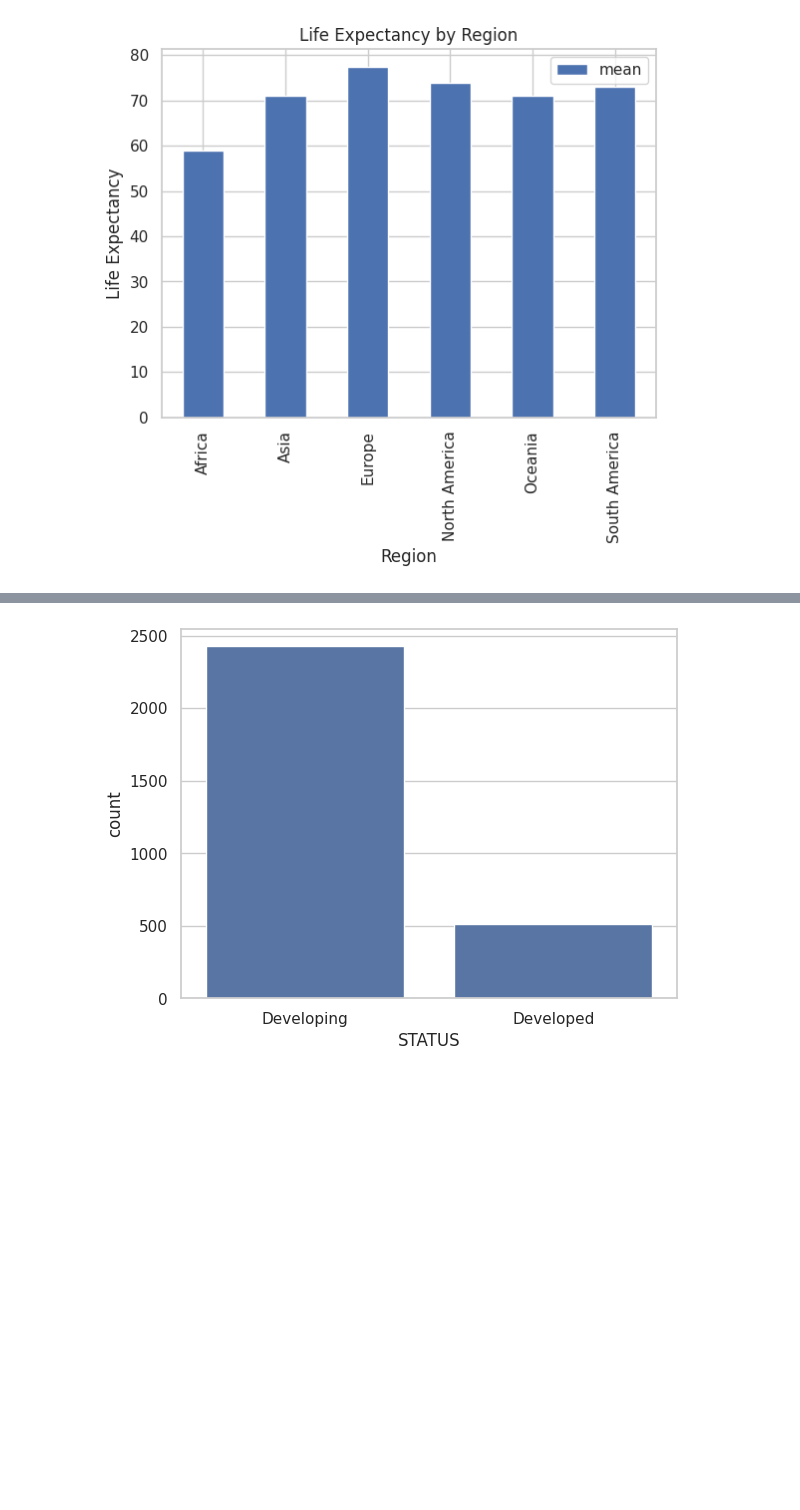
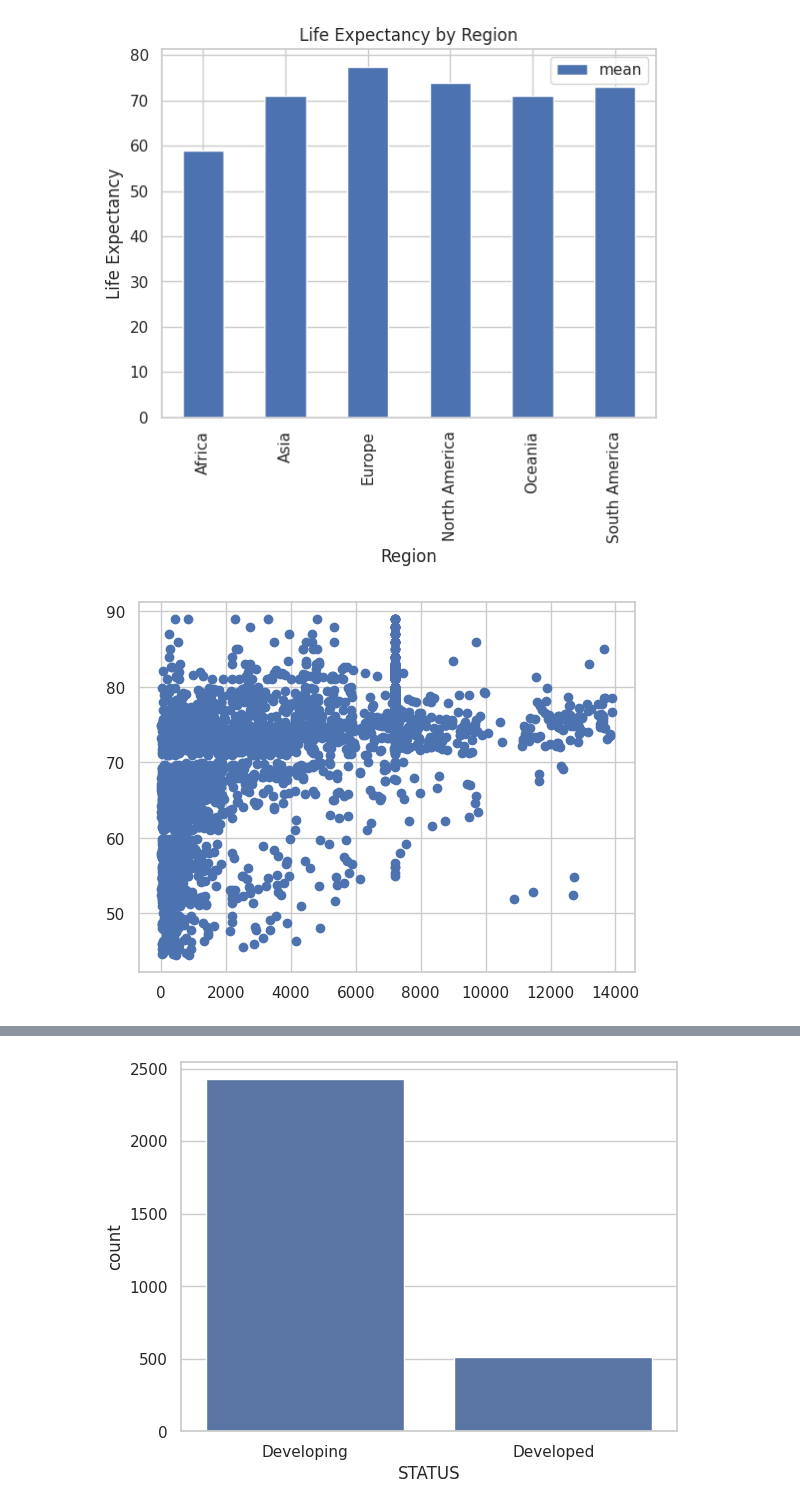
Before and after one commit to zhihaolaw/SC1015, a Jupyter notebook: SC1015_mini_project_latest.ipynb, the cells around one changed output, grey strips where cells are left out. Cells and saved outputs as stored; diff of their text form; code cells hidden in the pictures; blank space fills up the shorter version.

```diff
--- a/SC1015_mini_project_latest.ipynb
+++ b/SC1015_mini_project_latest.ipynb
@@ -403,3 +423,9 @@ plt.ylabel('Life Expectancy')
 Text(0, 0.5, 'Life Expectancy')
 <Figure size 1600x600 with 0 Axes>
 [figure]
+# %%
+gdp = plt.scatter(x="GDP", y="LIFE_EXPECTANCY_",data=life_expectancy_dt)
+plt.xticks()
+plt.show()
+# %% [output]
+[figure, added]
```
Also changed, not shown: parts of 13 cells of this notebook.
